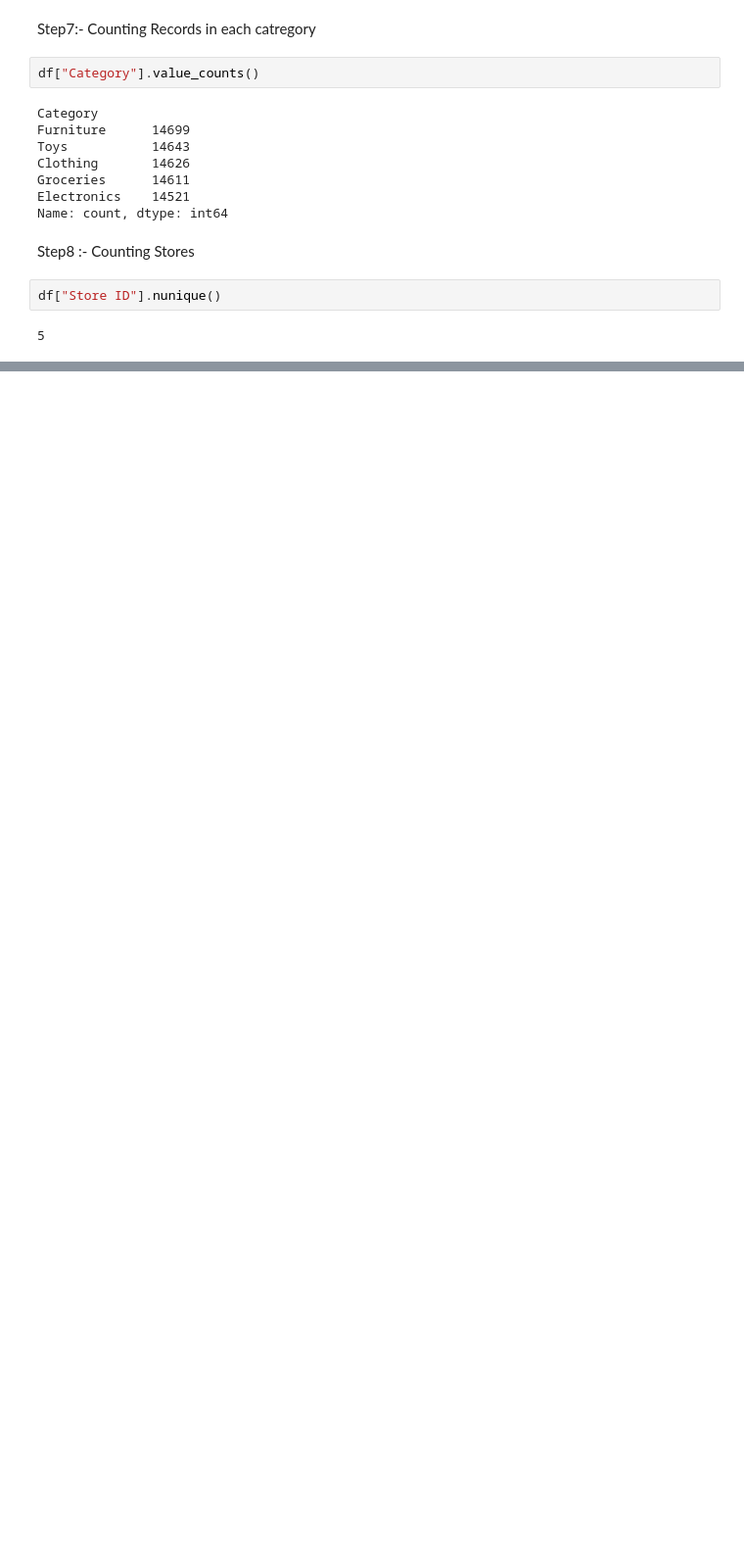
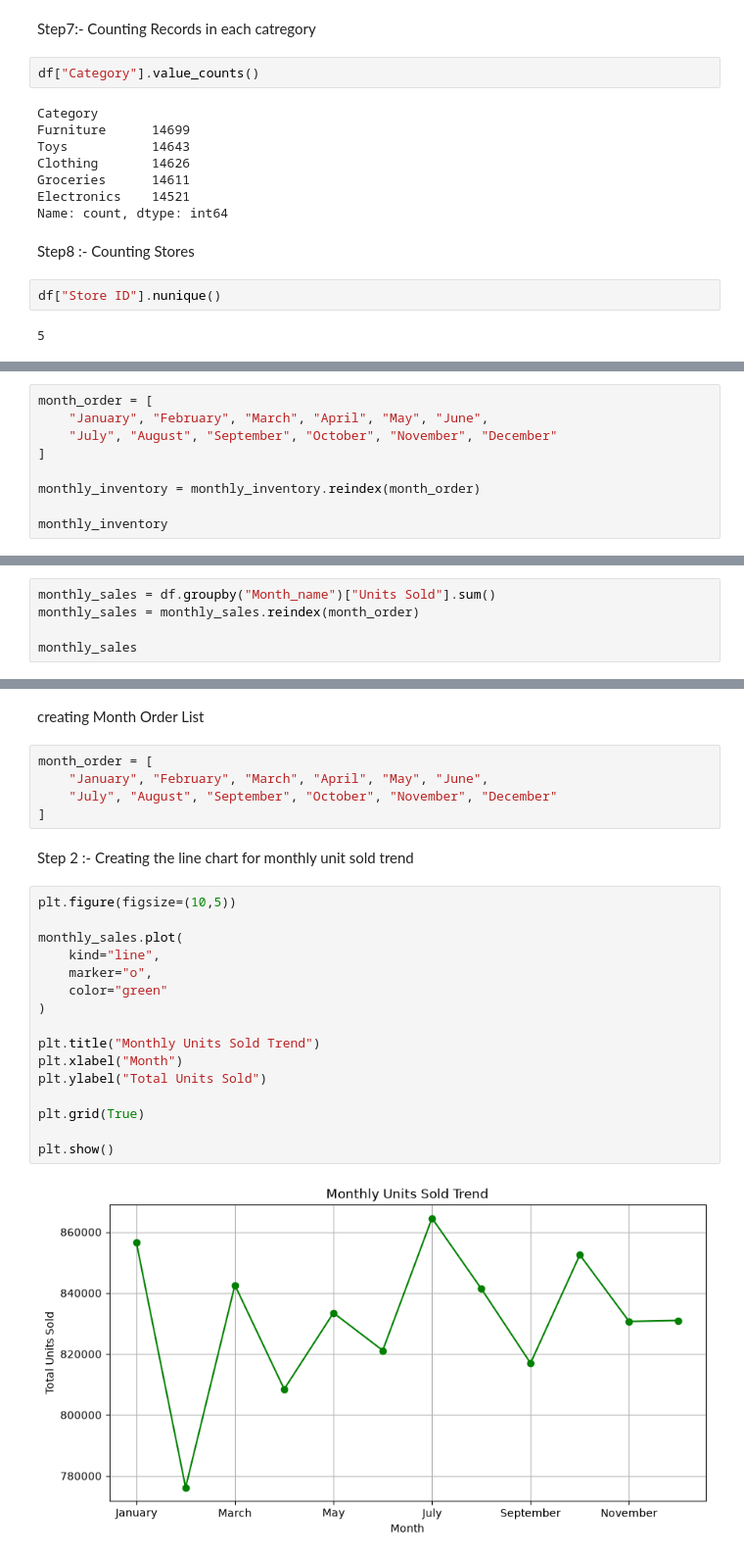
Before and after one commit to sabaadeeb4225-create/Supply-Chain-Demand-Forecasting, a Jupyter notebook: notebooks/eda.ipynb, the cells around one changed output, grey strips where cells are left out. Shown at 98% size. Drawn from its saved outputs; the diff is of its cells as text; blank space fills up the shorter version.

```diff
--- a/notebooks/eda.ipynb
+++ b/notebooks/eda.ipynb
@@ -106,0 +195,9 @@ df["Store ID"].nunique()
+# %%
+month_order = [
+    "January", "February", "March", "April", "May", "June",
+    "July", "August", "September", "October", "November", "December"
+]
+
+monthly_inventory = monthly_inventory.reindex(month_order)
+
+monthly_inventory
@@ -106,0 +222,5 @@ df["Store ID"].nunique()
+# %%
+monthly_sales = df.groupby("Month_name")["Units Sold"].sum()
+monthly_sales = monthly_sales.reindex(month_order)
+
+monthly_sales
@@ -106,0 +242,27 @@ df["Store ID"].nunique()
+# %% [markdown]
+creating Month Order List
+# %%
+month_order = [
+    "January", "February", "March", "April", "May", "June",
+    "July", "August", "September", "October", "November", "December"
+]
+# %% [markdown]
+Step 2 :- Creating the line chart for monthly unit sold trend
+# %%
+plt.figure(figsize=(10,5))
+
+monthly_sales.plot(
+    kind="line",
+    marker="o",
+    color="green"
+)
+
+plt.title("Monthly Units Sold Trend")
+plt.xlabel("Month")
+plt.ylabel("Total Units Sold")
+
+plt.grid(True)
+
+plt.show()
+# %% [output]
+[figure, added]
```
Also changed, not shown: parts of 16 cells of this notebook.
